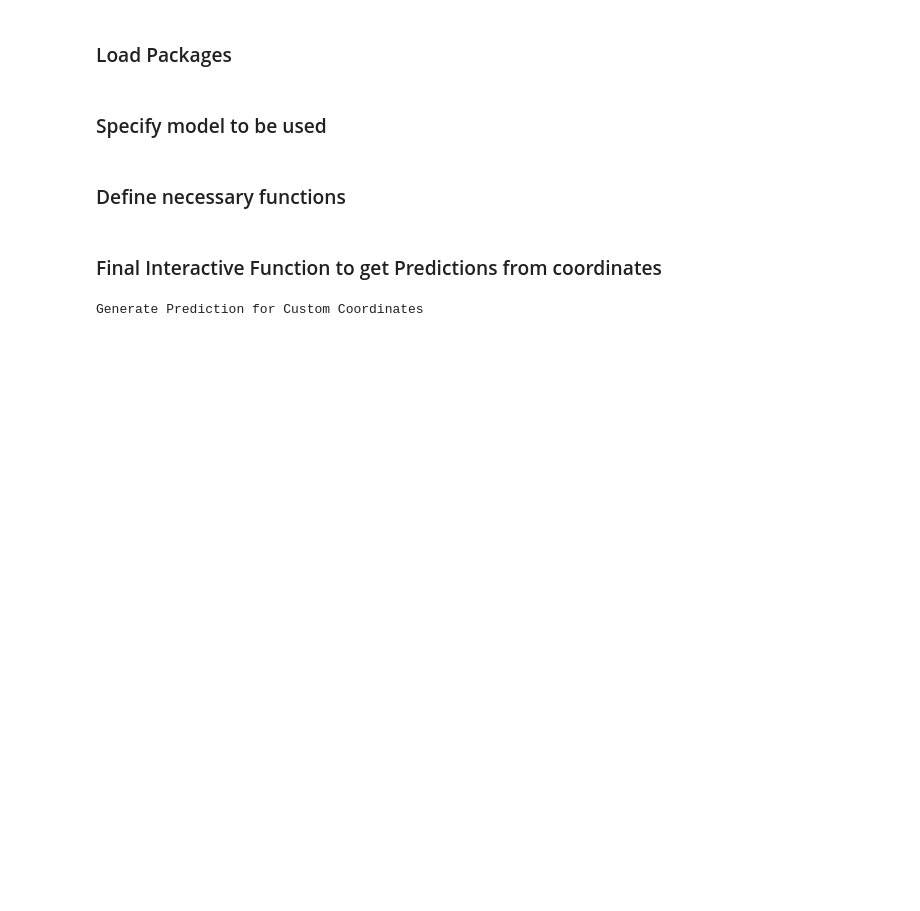
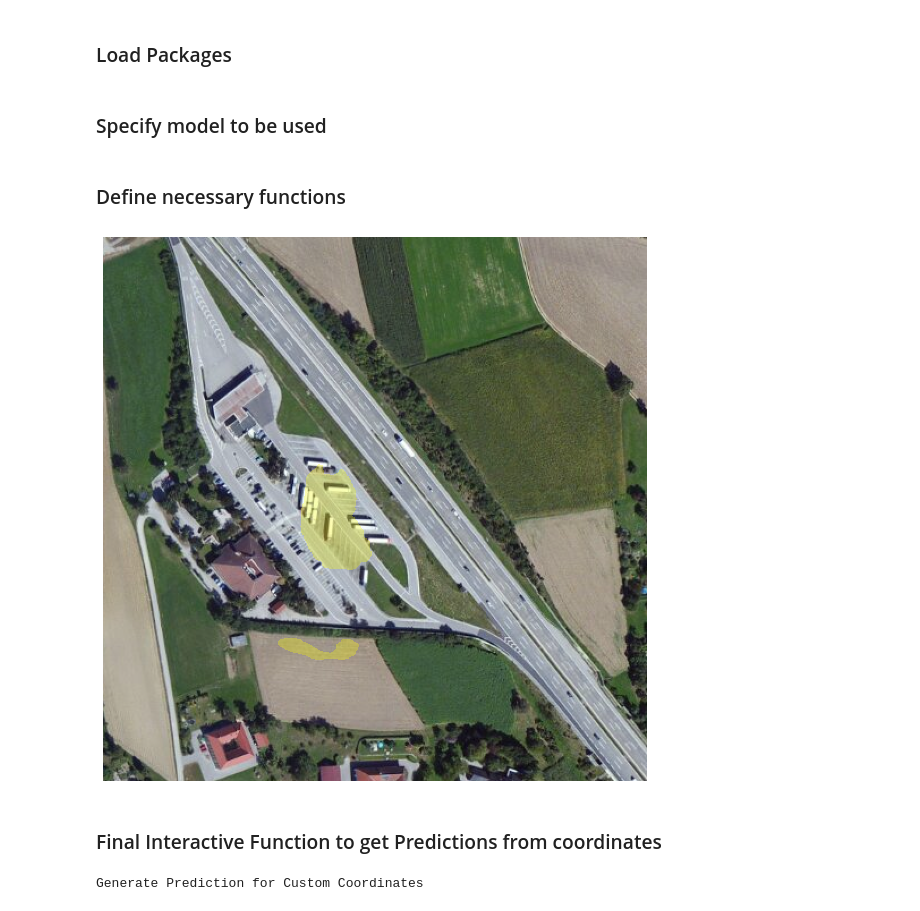
Before and after one commit to f-krause/TruckParkingDetection, a Jupyter notebook: 6_Final-Function.ipynb, the cells around one changed output. Cells and saved outputs as stored; diff of their text form; code cells hidden in the pictures; blank space fills up the shorter version.

```diff
--- a/6_Final-Function.ipynb
+++ b/6_Final-Function.ipynb
@@ -94,14 +95,21 @@ def get_prediction(gps):
     plt.show()
 # %%
 # Some parking lot locations for testing
+# Get others from: https://www.openstreetmap.org/#map=19/48.11447/14.66582&layers=D
 gps_directory = {0: (-17.9495555, 25.8216612),
                  1: (-37.5922341, 144.2417904),
                  2: (-32.2087314, 148.6231326),
                  3: (51.6758745, 7.0868117),
-                 4: (-24.4068105, 150.4983079),
-                 5: (48.16320, 16.00519)}
+                 4: (48.16320, 16.00519),        # Ab hier Google Earth (Westautobahn Wien)
+                 5: (48.14587, 14.87352),
+                 6: (48.11447, 14.66582),
+                 7: (48.18516, 15.79659),
+                 8: (48.13867, 14.58055)
+                 }
 # %%
-get_prediction(gps_directory[5])
+get_prediction(gps_directory[8])
+# %% [output]
+[figure, added]
 # %% [markdown]
 ### Final Interactive Function to get Predictions from coordinates
 # %%
```
Also changed, not shown: parts of 2 cells of this notebook.
